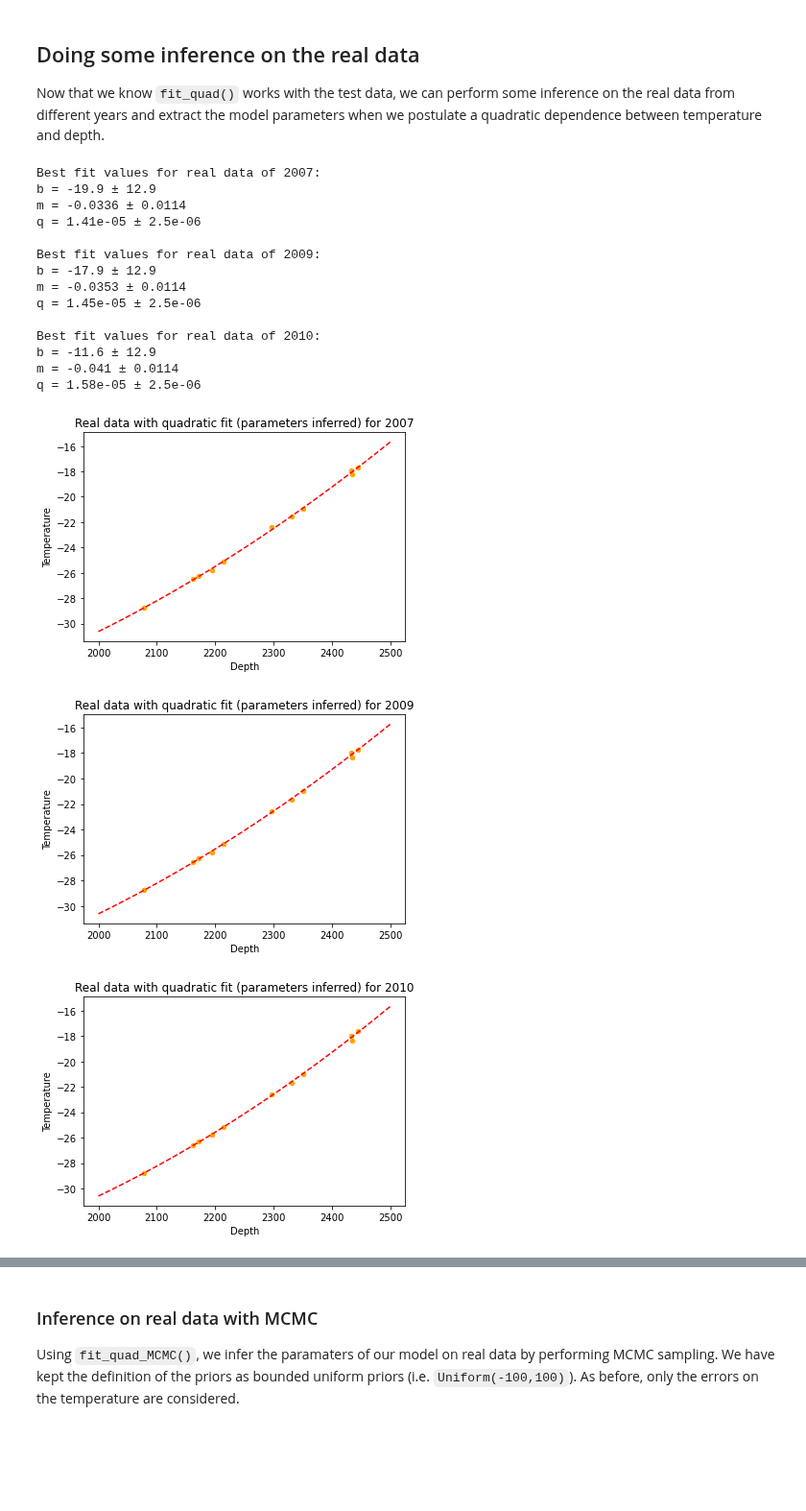
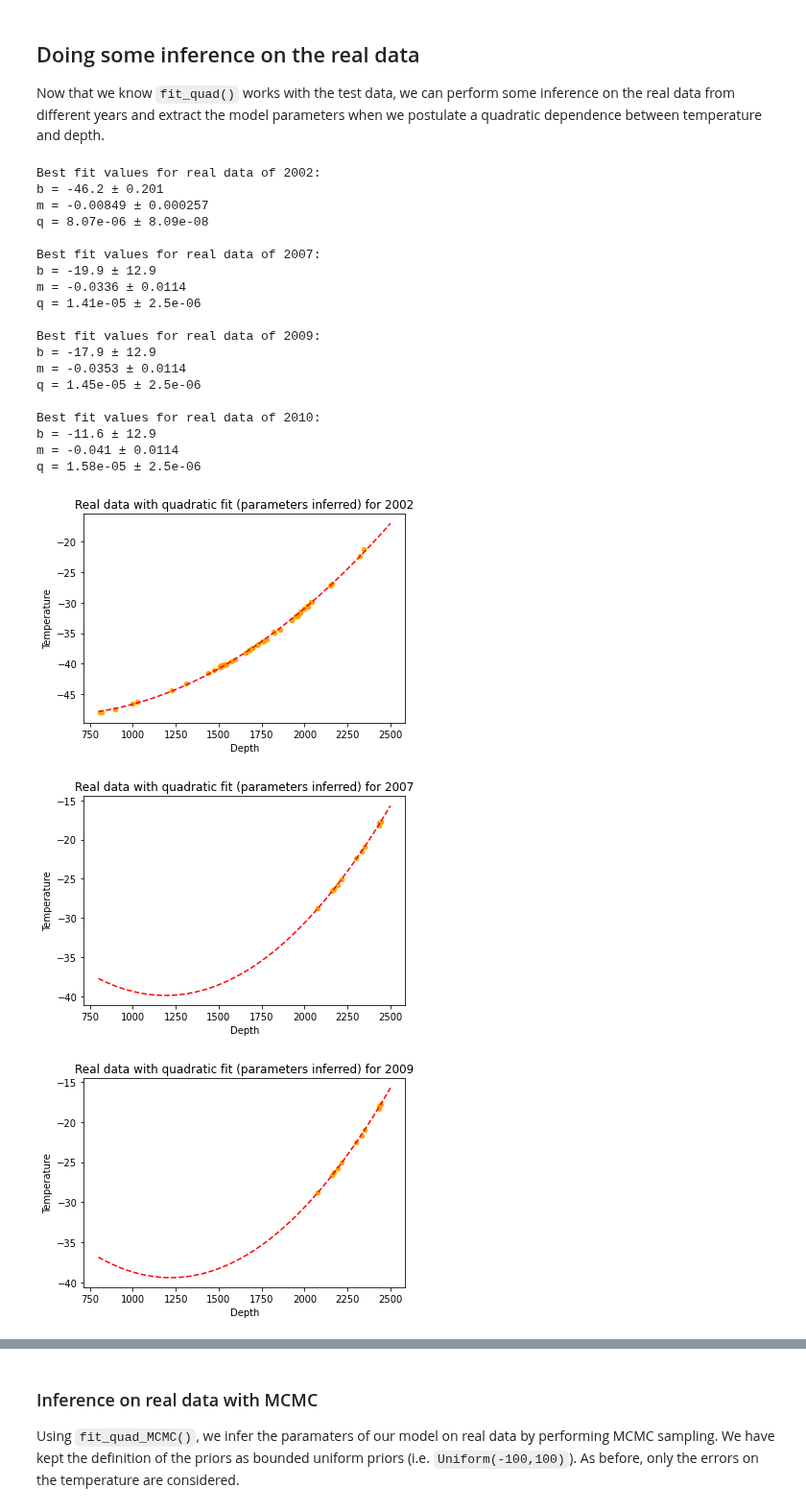
Before and after one commit to phys201/icetemp, a Jupyter notebook: tutorial.ipynb, the cells around one changed output, grey strips where cells are left out. Shown at 96% size. Drawn from its saved outputs; the diff is of its cells as text; code cells hidden in the pictures; blank space fills up the shorter version.

```diff
--- a/tutorial.ipynb
+++ b/tutorial.ipynb
@@ -176,42 +176,47 @@ Once again, the values obtained agree nicely with the values used to generate th
 Now that we know `fit_quad()` works with the test data, we can perform some inference on the real data from different years and extract the model parameters when we postulate a quadratic dependence between temperature and depth.
 # %%
 # load real data
-#data_2002 = io.load_ice_data("amanda_temp.txt", data_year=2002,temp_errors=0.1, depth_errors=2)
+data_2002 = io.load_ice_data("amanda_temp.txt", data_year=2002,temp_errors=0.1, depth_errors=2)
 data_2007 = io.load_ice_data("icecube_temp.2007.txt", data_year=2007,temp_errors=0.1, depth_errors=2)
 data_2009 = io.load_ice_data("icecube_temp.2009.txt", data_year=2009,temp_errors=0.1, depth_errors=2)
 data_2010 = io.load_ice_data("icecube_temp.2010.txt", data_year=2010,temp_errors=0.1, depth_errors=2)
 
-data = [data_2007, data_2009, data_2010]
-x = np.linspace(2000,2500)
+data = [data_2002, data_2007, data_2009, data_2010]
+x = np.linspace(800,2500)
 
 for year in range(len(data)):
     params, cov_mat = m.fit_quad(data[year])
 
     # print formatting function adapted from HW 6 solutions
     uncertainties = np.sqrt(np.diag(cov_mat))
     print("\nBest fit values for real data of {}:".format(data[year]['data_year'][0]))
     for value, sigma, name in zip(params, uncertainties, 'bmq'):
         print('{} = {:.3} ± {:.3}'.format(name, value, sigma))
 
     x.sort()
     data[year].plot(x='Depth', y='Temperature', kind='scatter', yerr=0.1,color='orange')
     plt.plot(x, params[2]*x**2 + params[1]*x + params[0], linestyle='dashed', color='red')
     plt.title("Real data with quadratic fit (parameters inferred) for {}".format(data[year]['data_year'][0]))
 # %% [output]
+Best fit values for real data of 2002:
+b = -46.2 ± 0.201
+m = -0.00849 ± 0.000257
+q = 8.07e-06 ± 8.09e-08
+
 Best fit values for real data of 2007:
 b = -19.9 ± 12.9
 m = -0.0336 ± 0.0114
 q = 1.41e-05 ± 2.5e-06
 
 Best fit values for real data of 2009:
 b = -17.9 ± 12.9
 m = -0.0353 ± 0.0114
 q = 1.45e-05 ± 2.5e-06
 
 Best fit values for real data of 2010:
 b = -11.6 ± 12.9
 m = -0.041 ± 0.0114
 q = 1.58e-05 ± 2.5e-06
-[figure, old version]
+[figure, new version]
-[figure, old version]
+[figure, new version]
-[figure, old version]
+[figure, new version]
```
Also changed, not shown: parts of 3 cells of this notebook.
